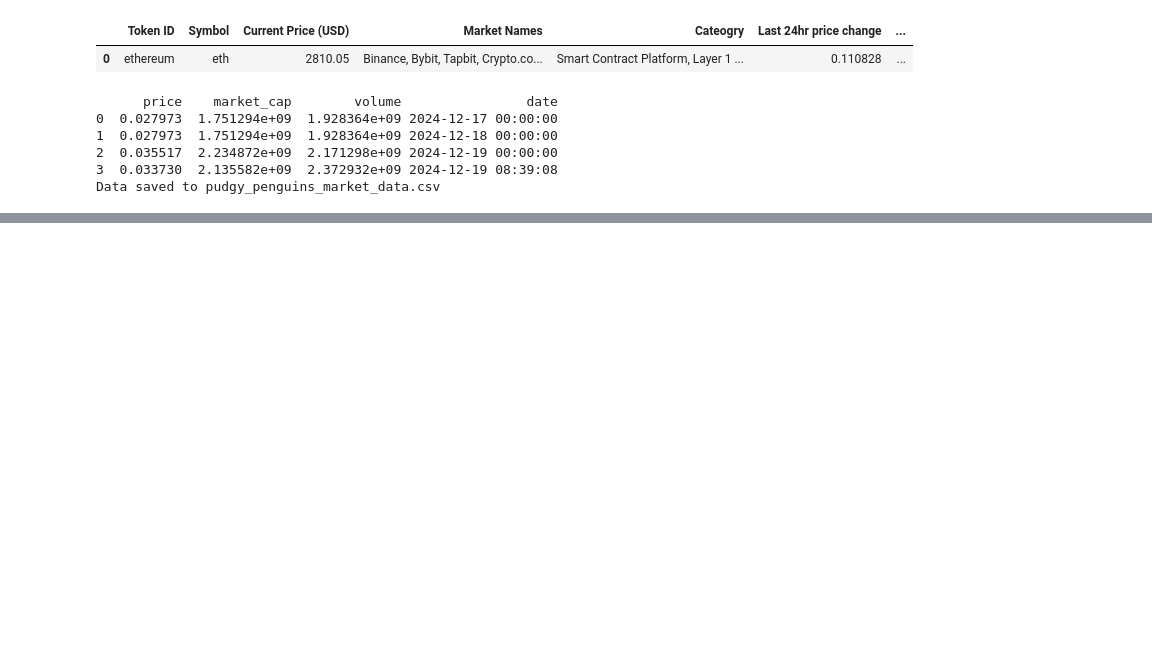
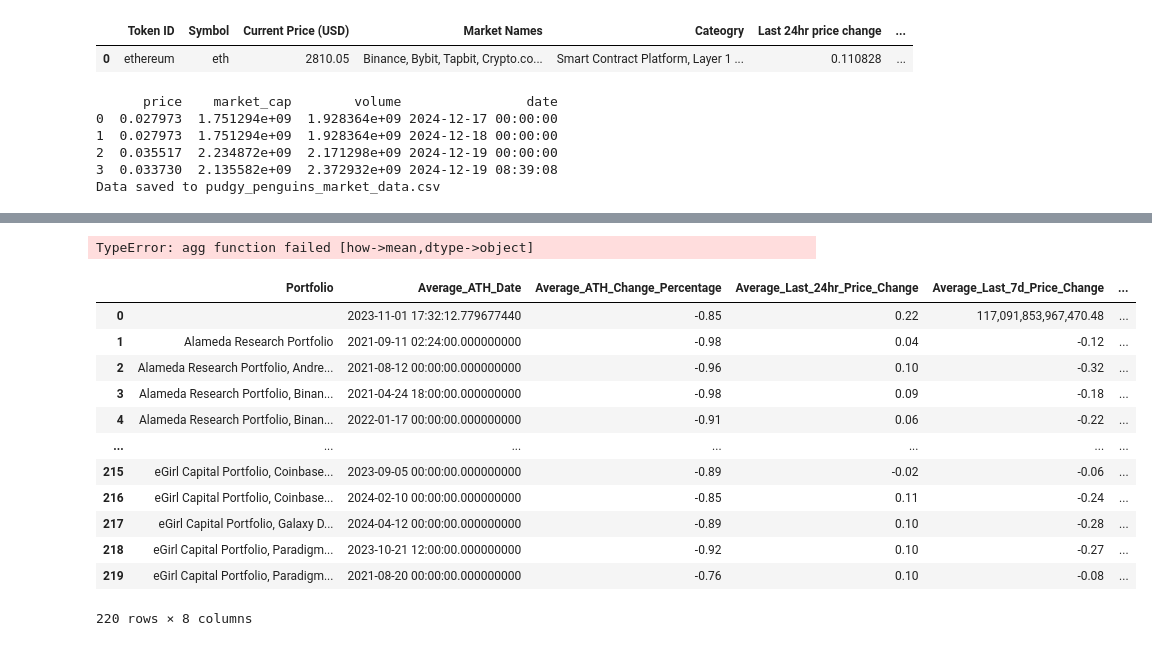
Before and after one commit to Hoidya/coingecko_101, a Jupyter notebook: basic_info/Maincode.ipynb, the cells around one changed output, grey strips where cells are left out. Cells and saved outputs as stored; diff of their text form; code cells hidden in the pictures; blank space fills up the shorter version.

```diff
--- a/basic_info/Maincode.ipynb
+++ b/basic_info/Maincode.ipynb
@@ -385,0 +399,71 @@ See the caveats in the documentation: https://pandas.pydata.org/pandas-docs/stab
+# %%
+# 提取包含 "Portfolio" 的短语
+def extract_portfolio_phrases(category):
+    return [phrase.strip() for phrase in category.split(',') if 'Portfolio' in phrase]
+
+# 应用函数并展开结果
+portfolio_results = df_all['Category'].apply(extract_portfolio_phrases)
+
+# 合并所有结果为一个列表
+all_portfolio_phrases = [phrase for sublist in portfolio_results for phrase in sublist]
+
+# 创建新的列
+df_all['Portfolio'] = pd.Series(portfolio_results).apply(lambda x: ', '.join(x))
+
+# 分组汇总
+summary_df = df_all.groupby('Portfolio').agg(
+    Average_ATH_Date=('ATH Date', 'mean'),
+    Average_ATH_Change_Percentage=('ATH Change Percentage', 'mean'),
+    Average_Last_24hr_Price_Change=('Last 24hr Price Change', 'mean'),
+    Average_Last_7d_Price_Change=('Last 7d Price Change', 'mean'),
+    Average_Last_30d_Price_Change=('Last 30d Price Change', 'mean'),
+    Token_Count=('Symbol', 'count'),
+    Tokens_After_Nov_2024=('ATH After Nov 2024', 'sum')
+).reset_index()
+
+# 输出结果
+print(summary_df)
+# %% [output]
+TypeError: agg function failed [how->mean,dtype->object]
+# %%
+
+# 将 'ATH Date' 列转换为 datetime 类型
+df_all['ATH Date'] = pd.to_datetime(df_all['ATH Date'], errors='coerce')
+
+# 提取包含 "Portfolio" 的短语
+def extract_portfolio_phrases(category):
+    return [phrase.strip() for phrase in category.split(',') if 'Portfolio' in phrase]
+
+# 应用函数并展开结果
+portfolio_results = df_all['Category'].apply(extract_portfolio_phrases)
+
+# 创建新的列
+df_all['Portfolio'] = pd.Series(portfolio_results).apply(lambda x: ', '.join(x))
+
+# 分组汇总
+summary_df = df_all.groupby('Portfolio').agg(
+    Average_ATH_Date=('ATH Date', 'mean'),
+    Average_ATH_Change_Percentage=('ATH Change Percentage', 'mean'),
+    Average_Last_24hr_Price_Change=('Last 24hr Price Change', 'mean'),
+    Average_Last_7d_Price_Change=('Last 7d Price Change', 'mean'),
+    Average_Last_30d_Price_Change=('Last 30d Price Change', 'mean'),
+    Token_Count=('Symbol', 'count'),
+    Tokens_After_Nov_2024=('ATH After Nov 2024', 'sum')
+).reset_index()
+
+# 输出结果
+summary_df
+# %% [output]
+|  | Portfolio | Average_ATH_Date | Average_ATH_Change_Percentage | Average_Last_24hr_Price_Change | Average_Last_7d_Price_Change | ... |
+| 0 |  | 2023-11-01 17:32:12.779677440 | -0.85 | 0.22 | 117,091,853,967,470.48 | ... |
+| 1 | Alameda Research Portfolio | 2021-09-11 02:24:00.000000000 | -0.98 | 0.04 | -0.12 | ... |
+| 2 | Alameda Research Portfolio, Andre... | 2021-08-12 00:00:00.000000000 | -0.96 | 0.10 | -0.32 | ... |
+| 3 | Alameda Research Portfolio, Binan... | 2021-04-24 18:00:00.000000000 | -0.98 | 0.09 | -0.18 | ... |
+| 4 | Alameda Research Portfolio, Binan... | 2022-01-17 00:00:00.000000000 | -0.91 | 0.06 | -0.22 | ... |
+| ... | ... | ... | ... | ... | ... | ... |
+| 215 | eGirl Capital Portfolio, Coinbase... | 2023-09-05 00:00:00.000000000 | -0.89 | -0.02 | -0.06 | ... |
+| 216 | eGirl Capital Portfolio, Coinbase... | 2024-02-10 00:00:00.000000000 | -0.85 | 0.11 | -0.24 | ... |
+| 217 | eGirl Capital Portfolio, Galaxy D... | 2024-04-12 00:00:00.000000000 | -0.89 | 0.10 | -0.28 | ... |
+| 218 | eGirl Capital Portfolio, Paradigm... | 2023-10-21 12:00:00.000000000 | -0.92 | 0.10 | -0.27 | ... |
+| 219 | eGirl Capital Portfolio, Paradigm... | 2021-08-20 00:00:00.000000000 | -0.76 | 0.10 | -0.08 | ... |
+220 rows × 8 columns
```
Also changed, not shown: parts of 7 cells of this notebook, 4 other files.
